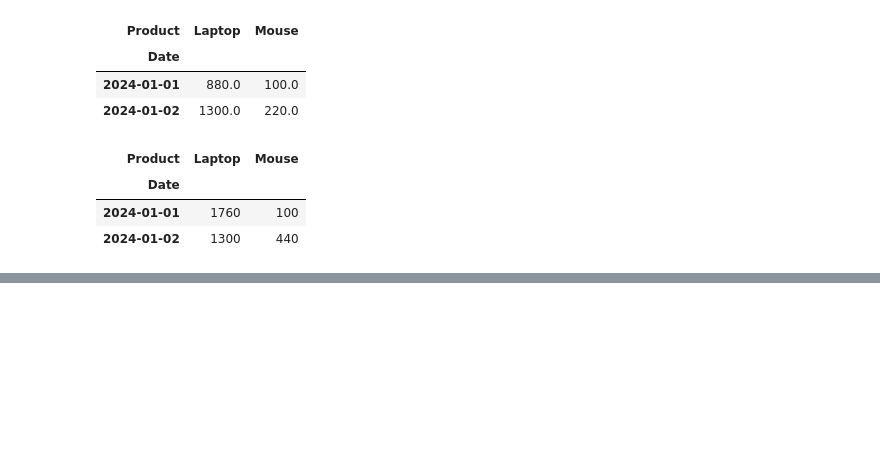
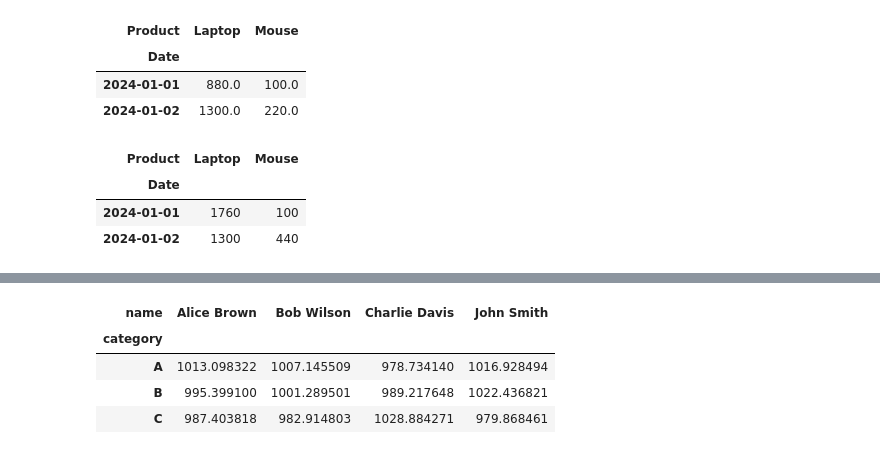
Before and after one commit to viramgamatanvi-a11y/python, a Jupyter notebook: day_7.ipynb, the cells around one changed output, grey strips where cells are left out. Saved outputs shown, nothing was run; the diff lists cells and outputs as text; code cells hidden in the pictures; blank space fills up the shorter version.

```diff
--- a/day_7.ipynb
+++ b/day_7.ipynb
@@ -191,0 +209,8 @@ df2.pivot_table(index="Date",columns="Product",values="Sales",aggfunc="sum")
+# %%
+df_trans.pivot_table(index="category",columns="name",values="amount",aggfunc="mean")
+# %% [output]
+| name | Alice Brown | Bob Wilson | Charlie Davis | John Smith |
+| category |  |  |  |  |
+| A | 1013.098322 | 1007.145509 | 978.734140 | 1016.928494 |
+| B | 995.399100 | 1001.289501 | 989.217648 | 1022.436821 |
+| C | 987.403818 | 982.914803 | 1028.884271 | 979.868461 |
```
Also changed, not shown: parts of 27 cells of this notebook.
